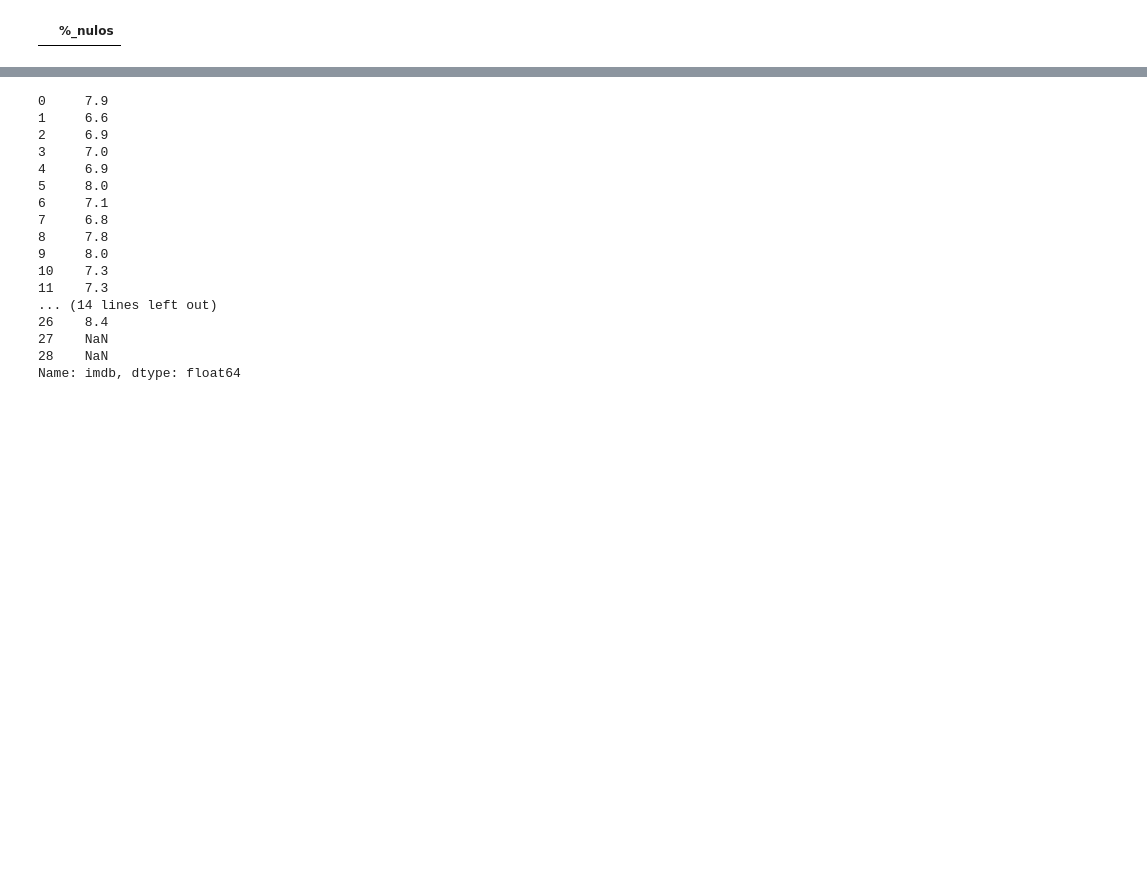
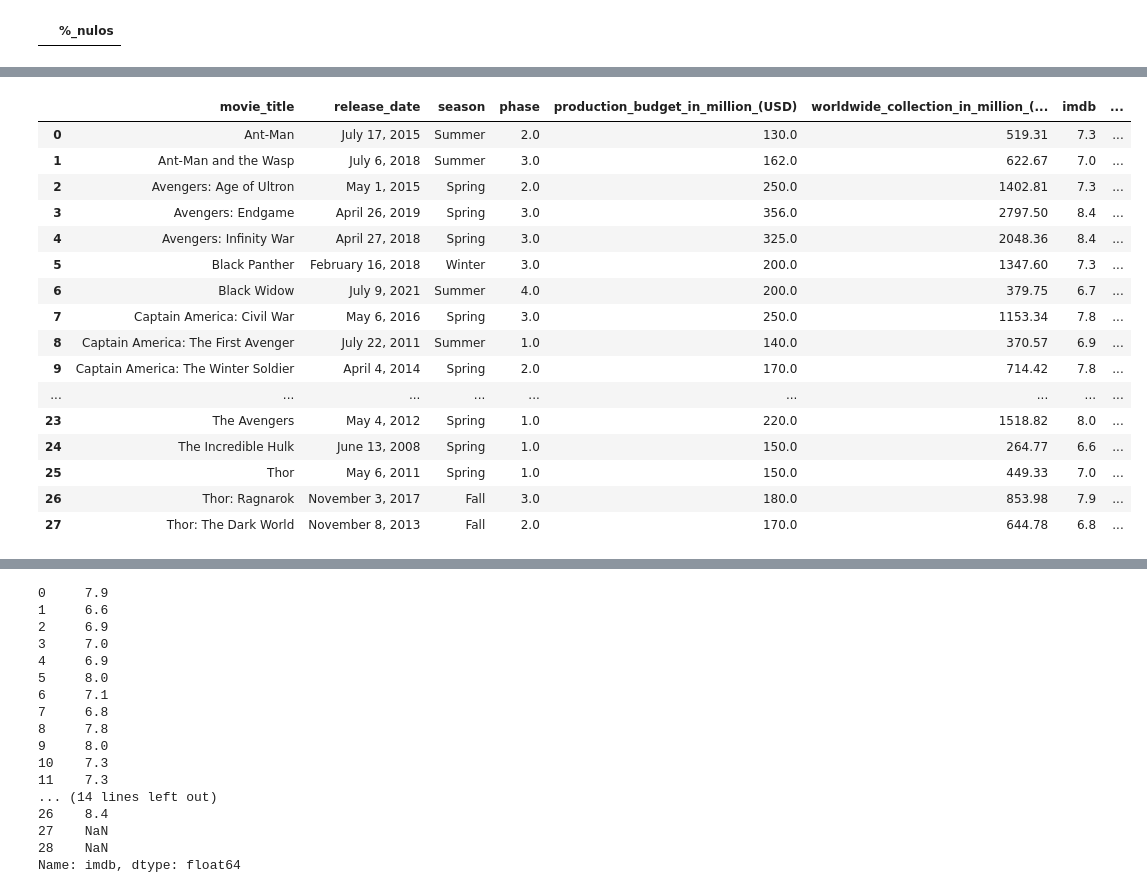
Before and after one commit to JohannaRL/pair_programming_promoG_modulo4_Fedra_Johanna, a Jupyter notebook: explo.ipynb, the cells around one changed output, grey strips where cells are left out. Saved outputs shown, nothing was run; the diff lists cells and outputs as text; code cells hidden in the pictures; blank space fills up the shorter version.

Commit message:
update marvel_final

```diff
--- a/explo.ipynb
+++ b/explo.ipynb
@@ -195,6 +251,30 @@ df_3 = df_segundo1_limpio[['movie_title', 'Duration','Cast']]
 # Unir los DataFrames por la columna en común
 df_marvel_final = pd.merge(df_1, df_2, on='movie_title',how='outer')
 df_marvel_final = pd.merge(df_marvel_final, df_3, on='movie_title',how='outer')
+# %%
+filas_a_borrar = [12,28]
+# %%
+df_marvel_final = df_marvel_final.drop(filas_a_borrar)
+# %%
+df_marvel_final.head(28)
+# %% [output]
+|  | movie_title | release_date | season | phase | production_budget_in_million_(USD) | worldwide_collection_in_million_(... | imdb | ... |
+| 0 | Ant-Man | July 17, 2015 | Summer | 2.0 | 130.0 | 519.31 | 7.3 | ... |
+| 1 | Ant-Man and the Wasp | July 6, 2018 | Summer | 3.0 | 162.0 | 622.67 | 7.0 | ... |
+| 2 | Avengers: Age of Ultron | May 1, 2015 | Spring | 2.0 | 250.0 | 1402.81 | 7.3 | ... |
+| 3 | Avengers: Endgame | April 26, 2019 | Spring | 3.0 | 356.0 | 2797.50 | 8.4 | ... |
+| 4 | Avengers: Infinity War | April 27, 2018 | Spring | 3.0 | 325.0 | 2048.36 | 8.4 | ... |
+| 5 | Black Panther | February 16, 2018 | Winter | 3.0 | 200.0 | 1347.60 | 7.3 | ... |
+| 6 | Black Widow | July 9, 2021 | Summer | 4.0 | 200.0 | 379.75 | 6.7 | ... |
+| 7 | Captain America: Civil War | May 6, 2016 | Spring | 3.0 | 250.0 | 1153.34 | 7.8 | ... |
+| 8 | Captain America: The First Avenger | July 22, 2011 | Summer | 1.0 | 140.0 | 370.57 | 6.9 | ... |
+| 9 | Captain America: The Winter Soldier | April 4, 2014 | Spring | 2.0 | 170.0 | 714.42 | 7.8 | ... |
+| ... | ... | ... | ... | ... | ... | ... | ... | ... |
+| 23 | The Avengers | May 4, 2012 | Spring | 1.0 | 220.0 | 1518.82 | 8.0 | ... |
+| 24 | The Incredible Hulk | June 13, 2008 | Spring | 1.0 | 150.0 | 264.77 | 6.6 | ... |
+| 25 | Thor | May 6, 2011 | Spring | 1.0 | 150.0 | 449.33 | 7.0 | ... |
+| 26 | Thor: Ragnarok | November 3, 2017 | Fall | 3.0 | 180.0 | 853.98 | 7.9 | ... |
+| 27 | Thor: The Dark World | November 8, 2013 | Fall | 2.0 | 170.0 | 644.78 | 6.8 | ... |
 # %%
 
 df_marvel_final.to_csv('Marvel_final.csv', index=False)
```
Also changed, not shown: parts of 4 cells of this notebook, 2 other files.
